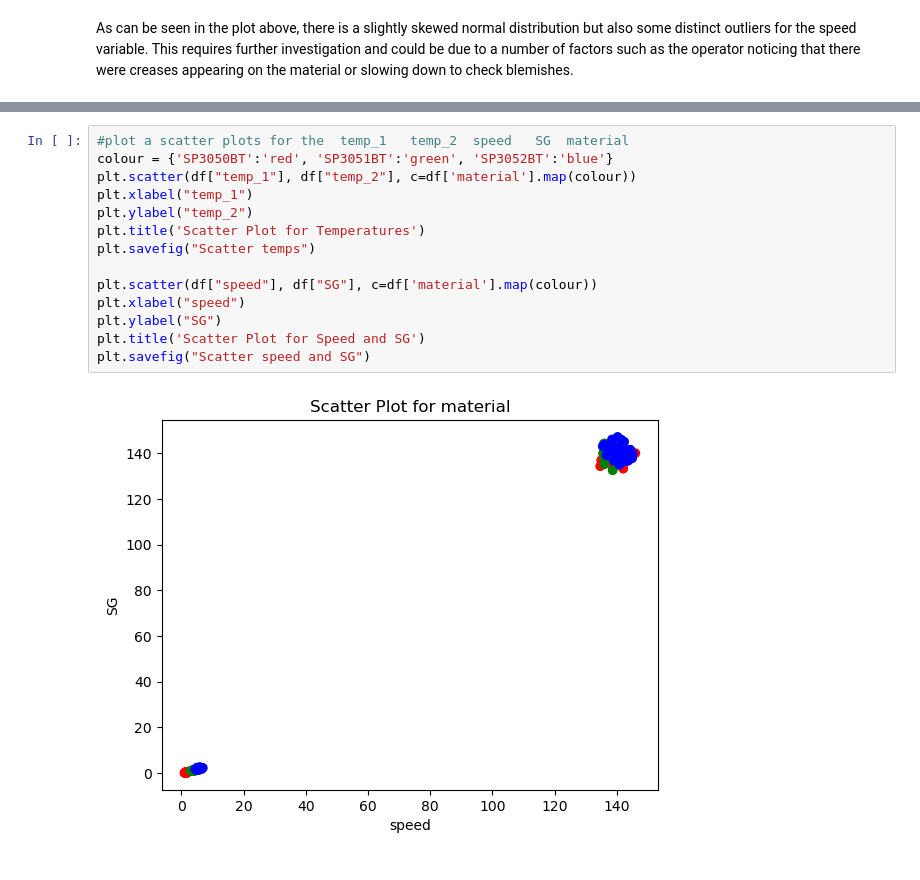
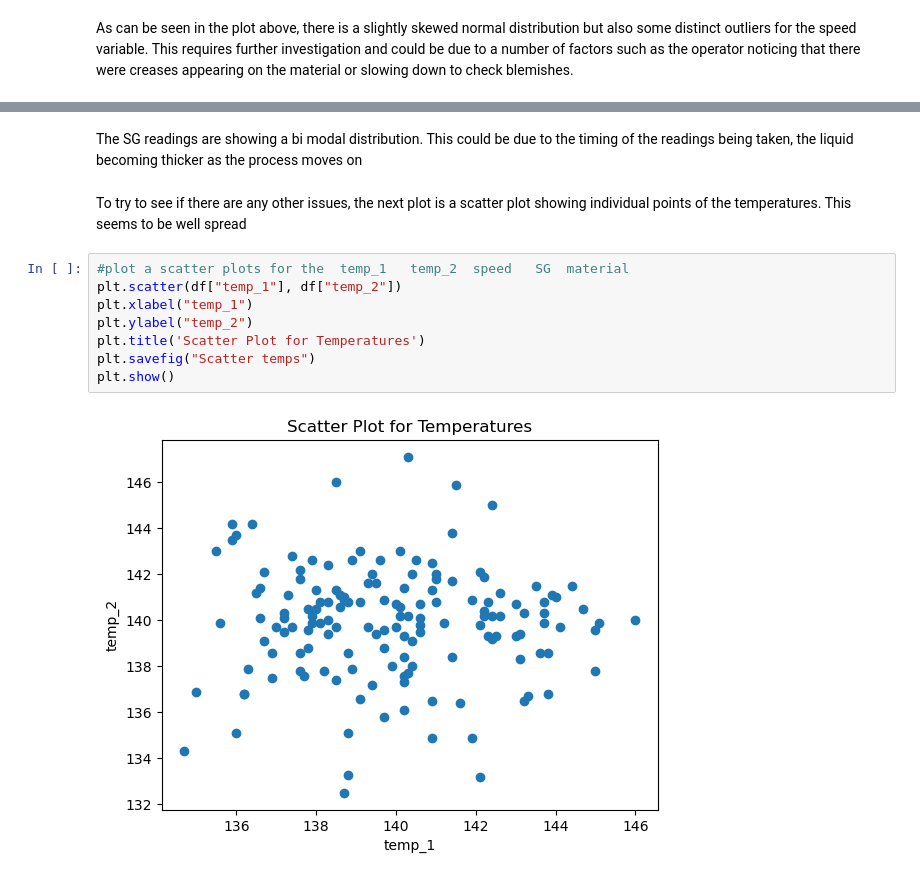
Before and after one commit to kevinsenan/PfDA-Assignment-2023, a Jupyter notebook: PfDA Assignment 2023.ipynb, the cells around one changed output, grey strips where cells are left out. Saved outputs shown, nothing was run; the diff lists cells and outputs as text.

```diff
--- a/PfDA Assignment 2023.ipynb
+++ b/PfDA Assignment 2023.ipynb
@@ -88,16 +115,14 @@ plt.hist(df['SG'])
+# %% [markdown]
+The SG readings are showing a bi modal distribution. This could be due to the timing of the readings being taken, the liquid becoming thicker as the process moves on
+# %% [markdown]
+To try to see if there are any other issues, the next plot is a scatter plot showing individual points of the temperatures. This seems to be well spread
 # %%
 #plot a scatter plots for the  temp_1	temp_2	speed	SG	material
-colour = {'SP3050BT':'red', 'SP3051BT':'green', 'SP3052BT':'blue'}
-plt.scatter(df["temp_1"], df["temp_2"], c=df['material'].map(colour))
+plt.scatter(df["temp_1"], df["temp_2"])
 plt.xlabel("temp_1")
 plt.ylabel("temp_2")
 plt.title('Scatter Plot for Temperatures')
 plt.savefig("Scatter temps")
-
-plt.scatter(df["speed"], df["SG"], c=df['material'].map(colour))
-plt.xlabel("speed")
-plt.ylabel("SG")
-plt.title('Scatter Plot for Speed and SG')
-plt.savefig("Scatter speed and SG")
+plt.show()
 # %% [output]
-[figure, old version]
+[figure, new version]
```
Also changed, not shown: parts of 21 cells of this notebook, 4 other files.
